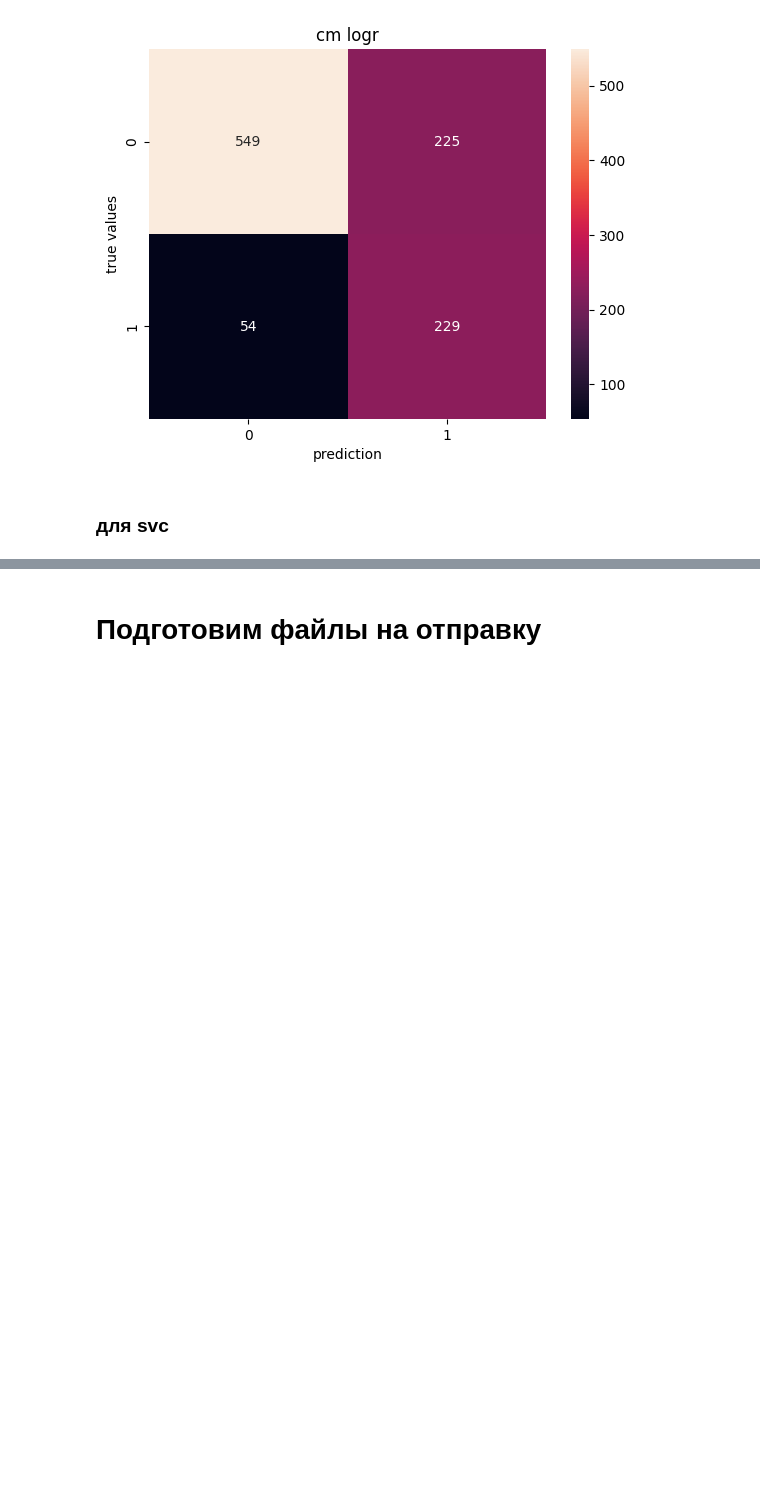
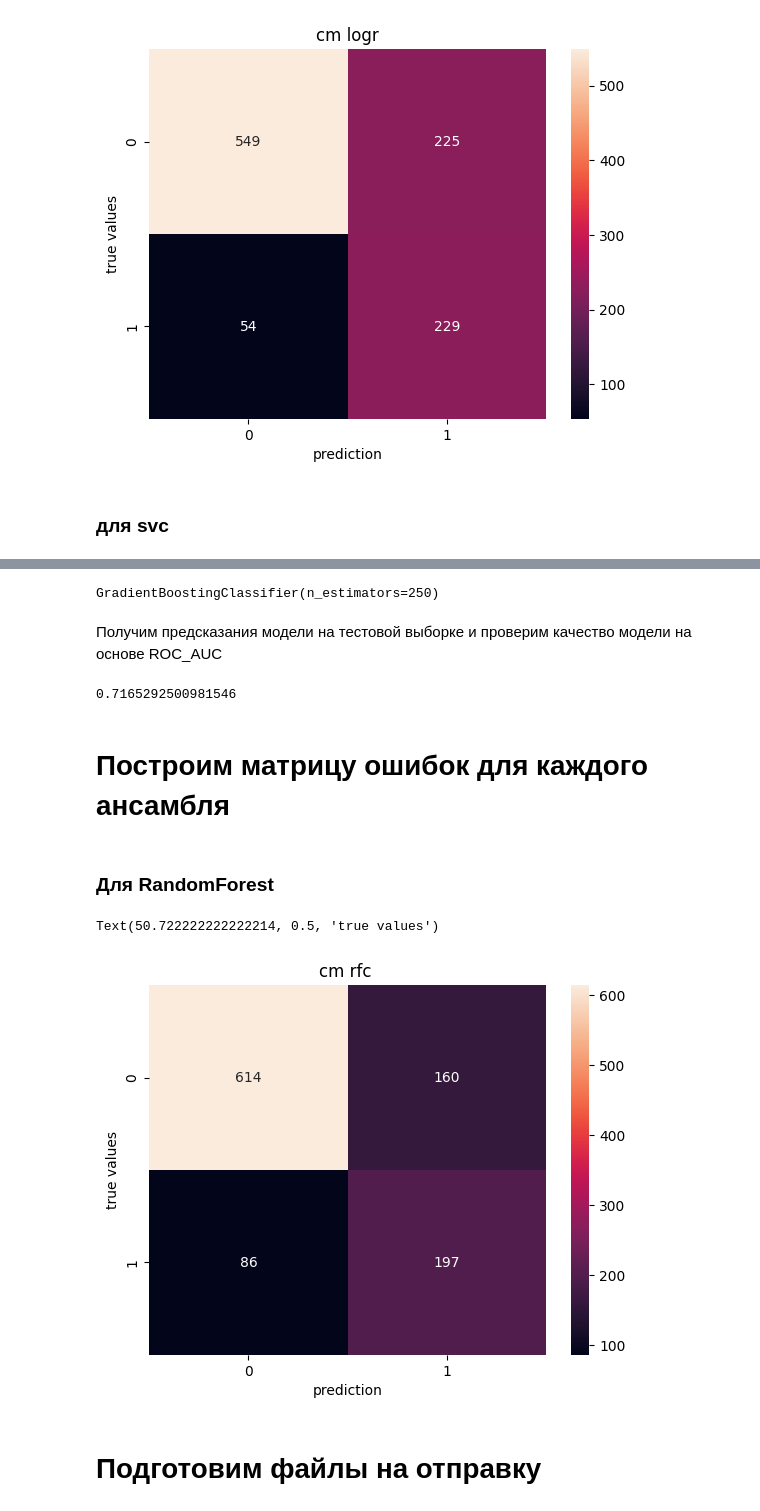
Before and after one commit to Chillibumbik/ML_study, a Jupyter notebook: first_practical_task/classif.ipynb, the cells around one changed output, grey strips where cells are left out. Saved outputs shown, nothing was run; the diff lists cells and outputs as text; code cells hidden in the pictures; blank space fills up the shorter version.

```diff
--- a/first_practical_task/classif.ipynb
+++ b/first_practical_task/classif.ipynb
@@ -357,0 +359,4 @@ Text(50.722222222222214, 0.5, 'true values')
+# %%
+from sklearn.ensemble import RandomForestClassifier
+rfc_model = RandomForestClassifier(max_depth=11, n_estimators=15, class_weight={1:4, 0:1})
+rfc_model.fit(train_x, train_y)
@@ -357,0 +373,26 @@ Text(50.722222222222214, 0.5, 'true values')
+# %%
+from sklearn.ensemble import GradientBoostingClassifier
+
+gbc_model = GradientBoostingClassifier(n_estimators=250)
+gbc_model.fit(train_x, train_y)
+# %% [output]
+GradientBoostingClassifier(n_estimators=250)
+# %% [markdown]
+Получим предсказания модели на тестовой выборке и проверим качество модели на основе ROC_AUC
+# %%
+roc_auc_score(test_y, gbc_model.predict(test_x))
+# %% [output]
+0.7165292500981546
+# %% [markdown]
+# Построим матрицу ошибок для каждого ансамбля
+# %% [markdown]
+### Для RandomForest
+# %%
+cm_rfc = confusion_matrix(test_y ,rfc_model.predict(test_x))
+sns.heatmap(cm_rfc, annot=True, fmt='d')
+plt.title("cm rfc ")
+plt.xlabel('prediction')
+plt.ylabel('true values')
+# %% [output]
+Text(50.722222222222214, 0.5, 'true values')
+[figure, added]
```
Also changed, not shown: parts of 12 cells of this notebook, 1 other file.
